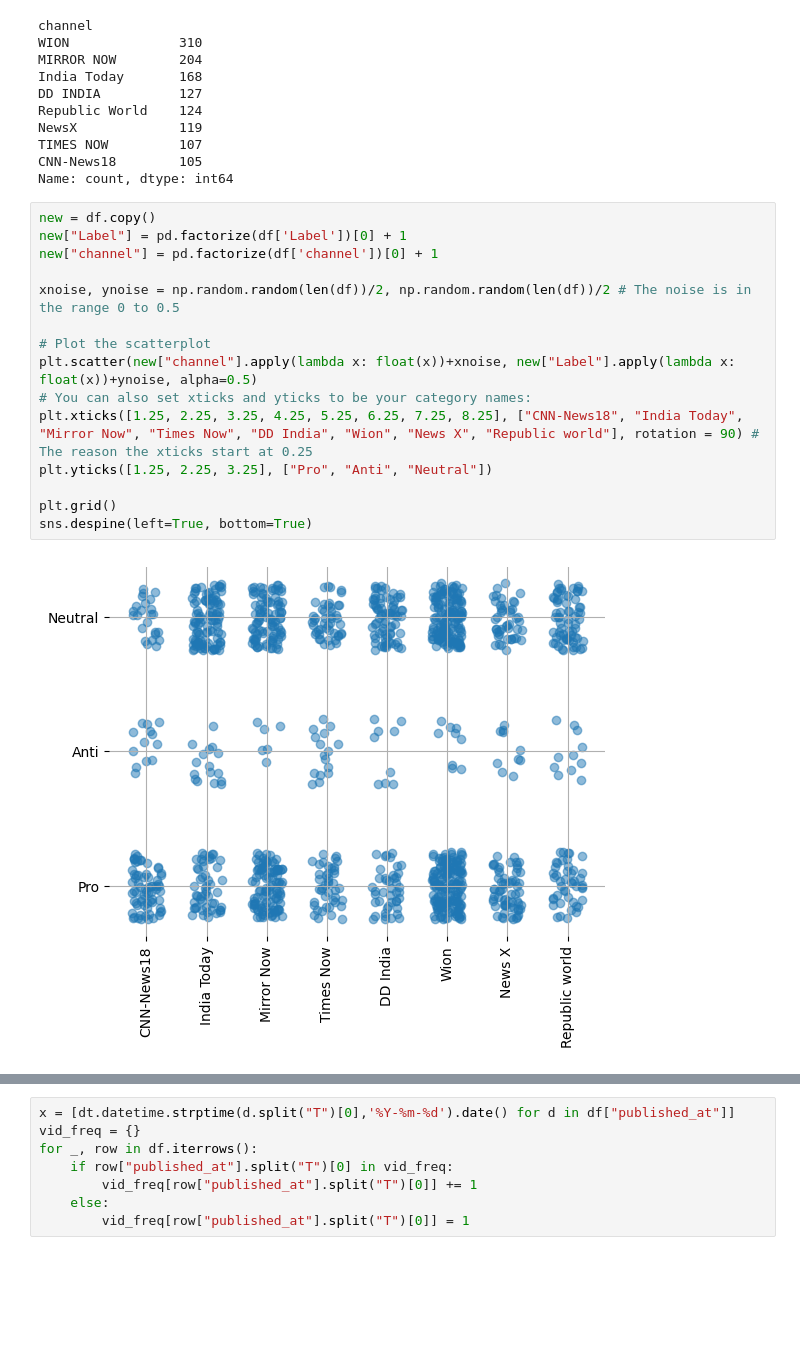
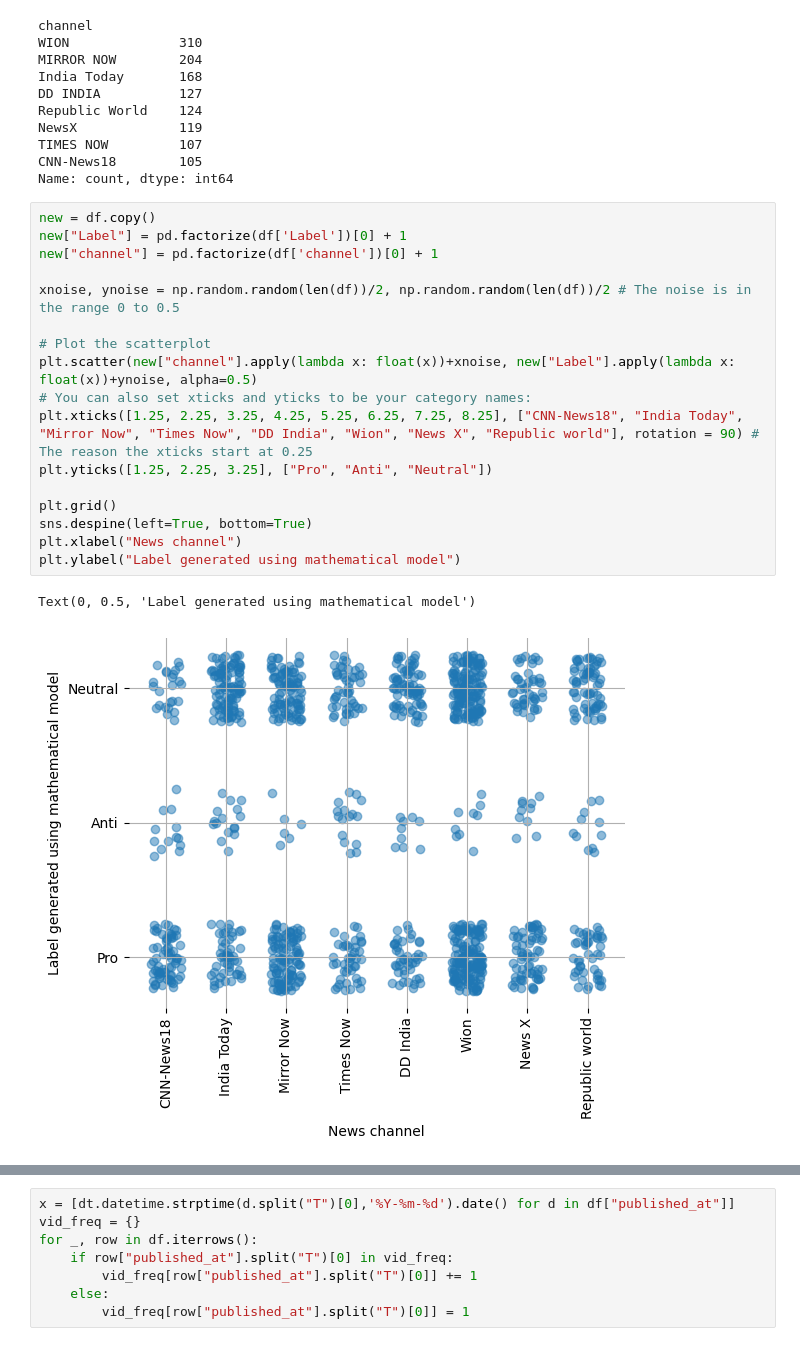
Before and after one commit to Saransh-cpp/polarising-content-on-indian-youtube-near-elections, a Jupyter notebook: analysis_ge.ipynb, the cells around one changed output, grey strips where cells are left out. Cells and saved outputs as stored; diff of their text form; blank space fills up the shorter version.

```diff
--- a/analysis_ge.ipynb
+++ b/analysis_ge.ipynb
@@ -79,19 +92,22 @@ Name: count, dtype: int64
 # %%
 new = df.copy()
 new["Label"] = pd.factorize(df['Label'])[0] + 1
 new["channel"] = pd.factorize(df['channel'])[0] + 1
 
 xnoise, ynoise = np.random.random(len(df))/2, np.random.random(len(df))/2 # The noise is in the range 0 to 0.5
 
 # Plot the scatterplot
 plt.scatter(new["channel"].apply(lambda x: float(x))+xnoise, new["Label"].apply(lambda x: float(x))+ynoise, alpha=0.5)
 # You can also set xticks and yticks to be your category names:
 plt.xticks([1.25, 2.25, 3.25, 4.25, 5.25, 6.25, 7.25, 8.25], ["CNN-News18", "India Today", "Mirror Now", "Times Now", "DD India", "Wion", "News X", "Republic world"], rotation = 90) # The reason the xticks start at 0.25
 plt.yticks([1.25, 2.25, 3.25], ["Pro", "Anti", "Neutral"])
 
 plt.grid()
 sns.despine(left=True, bottom=True)
+plt.xlabel("News channel")
+plt.ylabel("Label generated using mathematical model")
 # %% [output]
+Text(0, 0.5, 'Label generated using mathematical model')
-[figure, old version]
+[figure, new version]
 # %%
 sns.countplot(x='Label', hue="channel", data=df)
```
Also changed, not shown: parts of 11 cells of this notebook, 9 other files.
